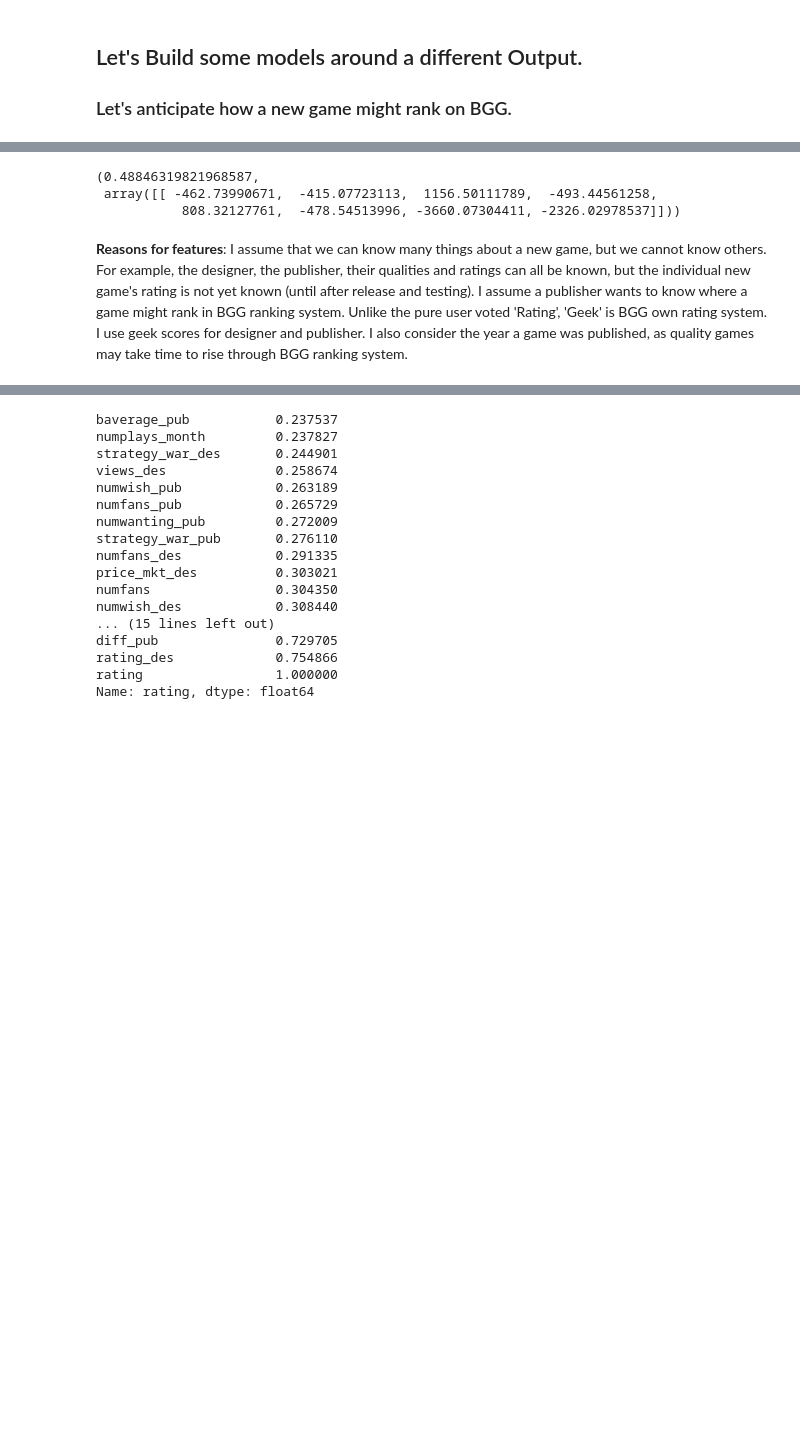
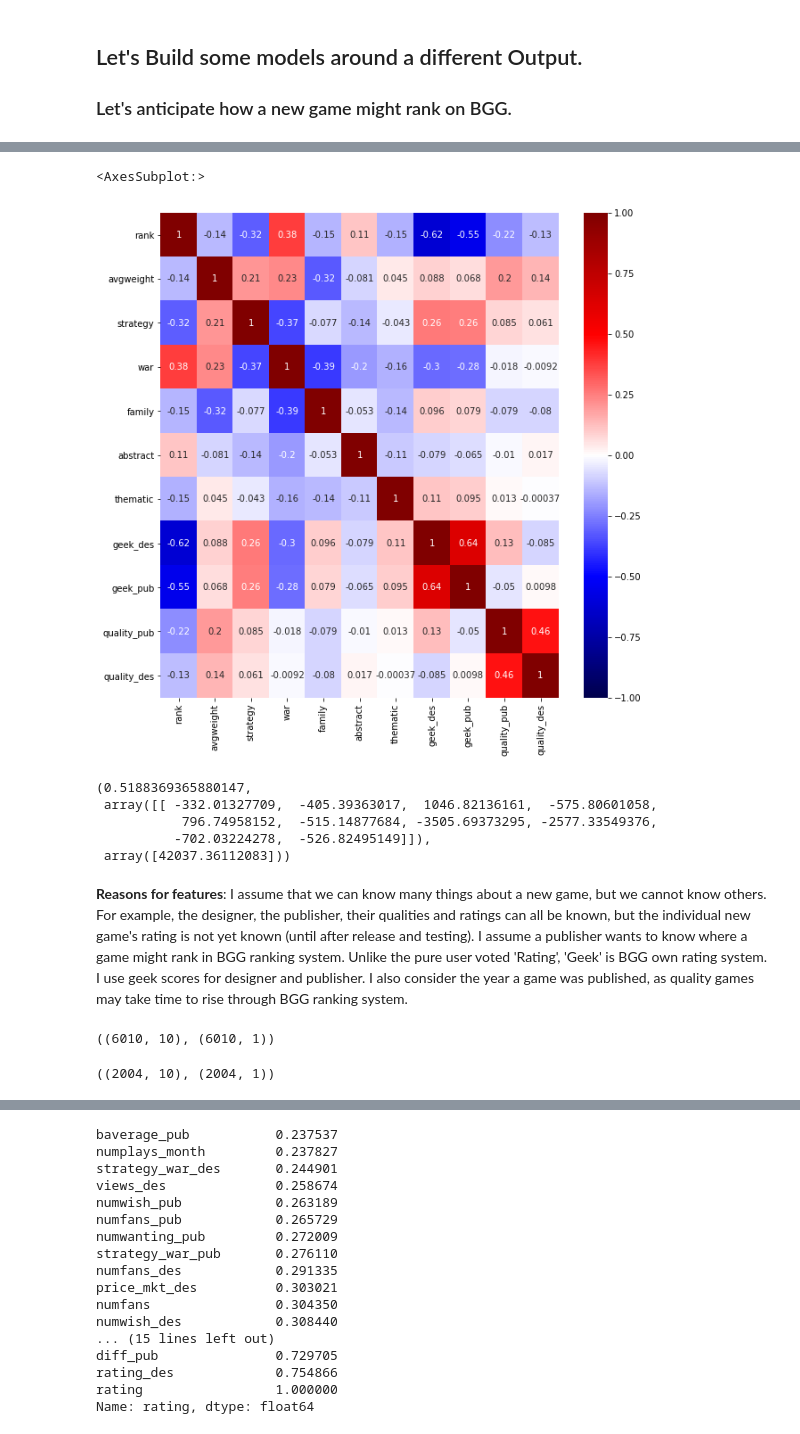
Before and after one commit to twdooley/bgg_project, a Jupyter notebook: model_creation.ipynb, the cells around one changed output, grey strips where cells are left out. Saved outputs shown, nothing was run; the diff lists cells and outputs as text; code cells hidden in the pictures; blank space fills up the shorter version.

```diff
--- a/model_creation.ipynb
+++ b/model_creation.ipynb
@@ -413,17 +446,25 @@ list(zip(X_train, lr_model_ridge.coef_))
+# %%
+plt.figure(figsize=(10,10))
+sns.heatmap(sub_df.corr(), cmap="seismic", annot=True, vmin=-1, vmax=1)
+# %% [output]
+<AxesSubplot:>
+[figure, added]
 # %%
 lr = LinearRegression()
 
-X = df[['avgweight', 'strategy','war','family', 'abstract', 'thematic', 'geek_des', 'geek_pub']]
+X = df[['avgweight', 'strategy','war','family', 'abstract', 'thematic', 'geek_des', 'geek_pub','quality_pub', 'quality_des']]
 imputer = IterativeImputer()
 imp = imputer.fit_transform(X)
-y = min_na[['rank']]
+y = df[['rank']]
 lr.fit(imp, y)
 
-lr.score(imp, y), lr.coef_
+lr.score(imp, y), lr.coef_, lr.intercept_
 # %% [output]
-(0.48846319821968587,
- array([[ -462.73990671,  -415.07723113,  1156.50111789,  -493.44561258,
-           808.32127761,  -478.54513996, -3660.07304411, -2326.02978537]]))
+(0.5188369365880147,
+ array([[ -332.01327709,  -405.39363017,  1046.82136161,  -575.80601058,
+           796.74958152,  -515.14877684, -3505.69373295, -2577.33549376,
+          -702.03224278,  -526.82495149]]),
+ array([42037.36112083]))
 # %% [markdown]
 **Reasons for features**: I assume that we can know many things about a new game, but we cannot know others. For example, the designer, the publisher, their qualities and ratings can all be known, but the individual new game's rating is not yet known (until after release and testing). I assume a publisher wants to know where a game might rank in BGG ranking system. Unlike the pure user voted 'Rating', 'Geek' is BGG own rating system. I use geek scores for designer and publisher. I also consider the year a game was published, as quality games may take time to rise through BGG ranking system.
 # %%
@@ -431,5 +472,13 @@ lr.score(imp, y), lr.coef_
 
 X_train_val, X_test, y_train_val, y_test = train_test_split(imp, y, test_size=0.2,random_state=42)
 X_train, X_val, y_train, y_val = train_test_split(X_train_val, y_train_val, test_size=.25, random_state=43)
+# %%
+X_train.shape, y_train.shape
+# %% [output]
+((6010, 10), (6010, 1))
+# %%
+X_test.shape, y_test.shape
+# %% [output]
+((2004, 10), (2004, 1))
 # %%
 predicts = lr.predict(X_test)
```
Also changed, not shown: parts of 61 cells of this notebook, 7 other files.
